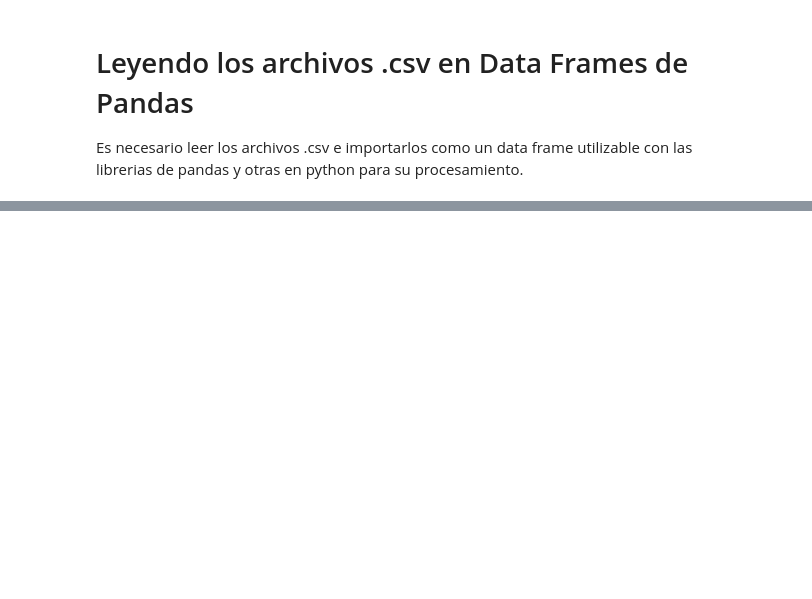
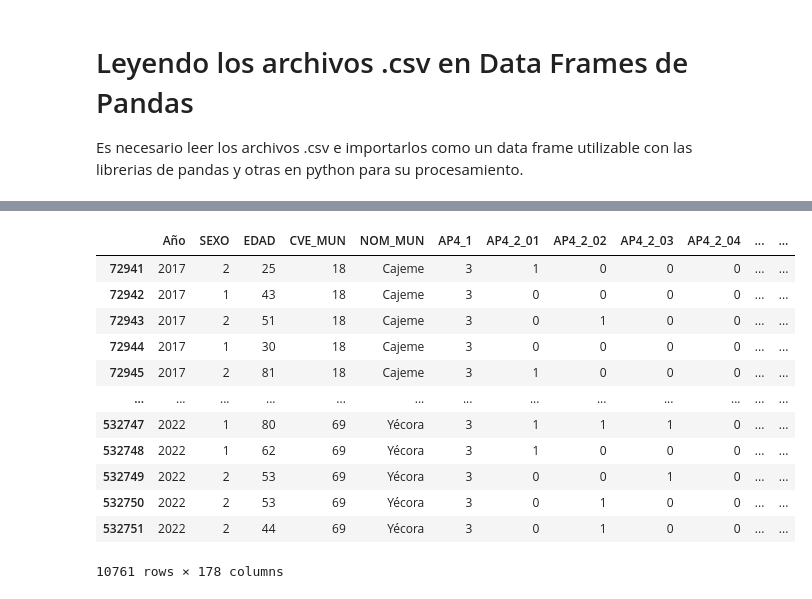
Before and after one commit to osirisizs/Proyecto-Ingenieria-de-Caracteristicas, a Jupyter notebook: Proyecto1_Descargando_Datos.ipynb, the cells around one changed output, grey strips where cells are left out. Drawn from its saved outputs; the diff is of its cells as text; code cells hidden in the pictures; blank space fills up the shorter version.

```diff
--- a/Proyecto1_Descargando_Datos.ipynb
+++ b/Proyecto1_Descargando_Datos.ipynb
@@ -208,0 +424,12 @@ diccionario2022_df = pd.read_csv(subdir + 'conjunto_de_datos_TPer_Vic1_ENVIPE_20
+# %%
+for col in percepcion_df.columns:
+  # Convertimos todos las columnas de tipo object a string y limpiamos errores de lectura como '\r'
+  if(percepcion_df[col].dtypes == 'object'):
+    percepcion_df[col] = percepcion_df[col].str.strip().astype('string')
+
+  # Convertimos observaciones faltantes NaN a 0 y cambiamos el tipo de datos a int
+  if(percepcion_df[col].dtypes == 'float64'):
+    percepcion_df[col] = percepcion_df[col].fillna(0)
+    percepcion_df[col] = percepcion_df[col].astype(int)
+
+percepcion_df.dtypes
@@ -208,0 +449,44 @@ diccionario2022_df = pd.read_csv(subdir + 'conjunto_de_datos_TPer_Vic1_ENVIPE_20
+# %%
+# Filtramos solo los valores pertenecientes al estado de Sonora.
+percepcion_df = percepcion_df.loc[percepcion_df['NOM_ENT'] == 'Sonora']
+
+# Borramos las caracteristicas inecesarias para este caso de estudio
+
+# Se borraran las columnas 'CVE_ENT' y 'NOM_ENT' ya que solo tenemos observaciones del estado de Sonora
+del percepcion_df['NOM_ENT']
+del percepcion_df['CVE_ENT']
+
+# Se borraran las columnas inecesarias
+del percepcion_df['ID_VIV']
+del percepcion_df['ID_HOG']
+del percepcion_df['ID_PER']
+del percepcion_df['UPM']
+del percepcion_df['VIV_SEL']
+del percepcion_df['HOGAR']
+del percepcion_df['RESUL_H']
+del percepcion_df['R_SEL']
+del percepcion_df['AREAM']
+del percepcion_df['FAC_HOG']
+del percepcion_df['FAC_ELE']
+del percepcion_df['FAC_HOG_AM']
+del percepcion_df['FAC_ELE_AM']
+del percepcion_df['DOMINIO']
+del percepcion_df['EST_DIS']
+del percepcion_df['UPM_DIS']
+del percepcion_df['llave']
+
+percepcion_df
+# %% [output]
+|  | Año | SEXO | EDAD | CVE_MUN | NOM_MUN | AP4_1 | AP4_2_01 | AP4_2_02 | AP4_2_03 | AP4_2_04 | ... | ... |
+| 72941 | 2017 | 2 | 25 | 18 | Cajeme | 3 | 1 | 0 | 0 | 0 | ... | ... |
+| 72942 | 2017 | 1 | 43 | 18 | Cajeme | 3 | 0 | 0 | 0 | 0 | ... | ... |
+| 72943 | 2017 | 2 | 51 | 18 | Cajeme | 3 | 0 | 1 | 0 | 0 | ... | ... |
+| 72944 | 2017 | 1 | 30 | 18 | Cajeme | 3 | 0 | 0 | 0 | 0 | ... | ... |
+| 72945 | 2017 | 2 | 81 | 18 | Cajeme | 3 | 1 | 0 | 0 | 0 | ... | ... |
+| ... | ... | ... | ... | ... | ... | ... | ... | ... | ... | ... | ... | ... |
+| 532747 | 2022 | 1 | 80 | 69 | Yécora | 3 | 1 | 1 | 1 | 0 | ... | ... |
+| 532748 | 2022 | 1 | 62 | 69 | Yécora | 3 | 1 | 0 | 0 | 0 | ... | ... |
+| 532749 | 2022 | 2 | 53 | 69 | Yécora | 3 | 0 | 0 | 1 | 0 | ... | ... |
+| 532750 | 2022 | 2 | 53 | 69 | Yécora | 3 | 0 | 1 | 0 | 0 | ... | ... |
+| 532751 | 2022 | 2 | 44 | 69 | Yécora | 3 | 0 | 1 | 0 | 0 | ... | ... |
+10761 rows × 178 columns
```
Also changed, not shown: parts of 19 cells of this notebook.
